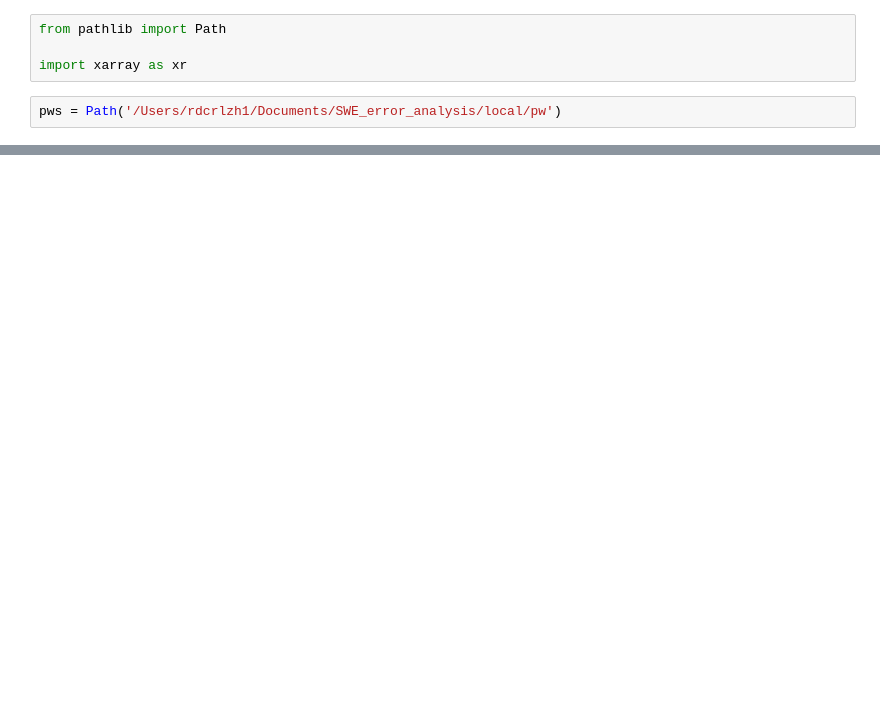
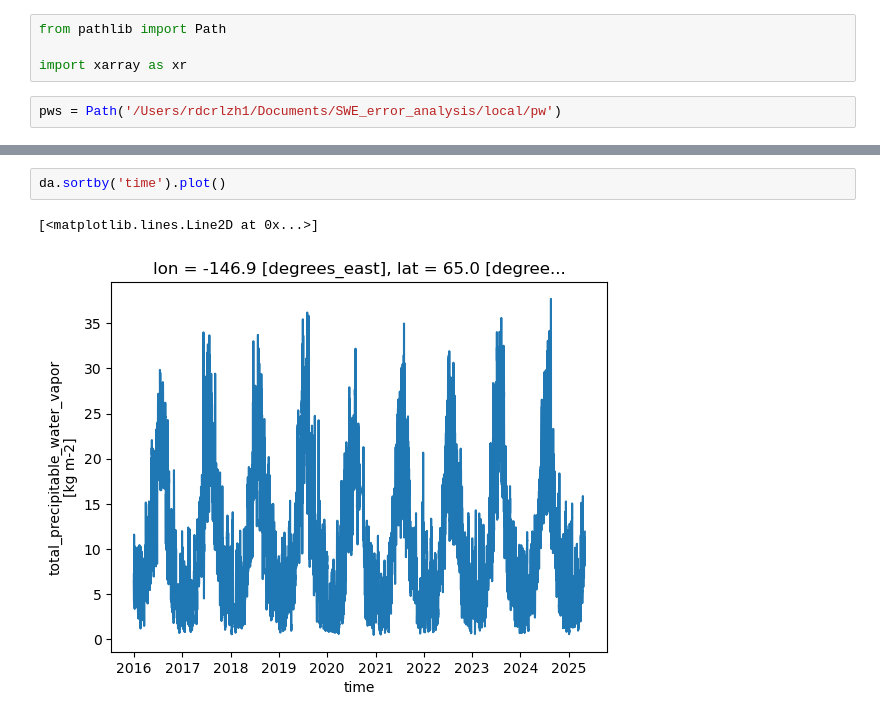
Before and after one commit to rpalomaki/SWE_error_analysis, a Jupyter notebook: src/data_acquistion/play/merra_spot.ipynb, the cells around one changed output, grey strips where cells are left out. Saved outputs shown, nothing was run; the diff lists cells and outputs as text; blank space fills up the shorter version.

```diff
--- a/src/data_acquistion/play/merra_spot.ipynb
+++ b/src/data_acquistion/play/merra_spot.ipynb
@@ -16,0 +100,5 @@ ds['TQV'].sel(lon = x, lat = y, method = 'nearest').plot()
+# %%
+da.sortby('time').plot()
+# %% [output]
+[<matplotlib.lines.Line2D at 0x...>]
+[figure, added]
```
Also changed, not shown: parts of 10 cells of this notebook, 3 other files.
